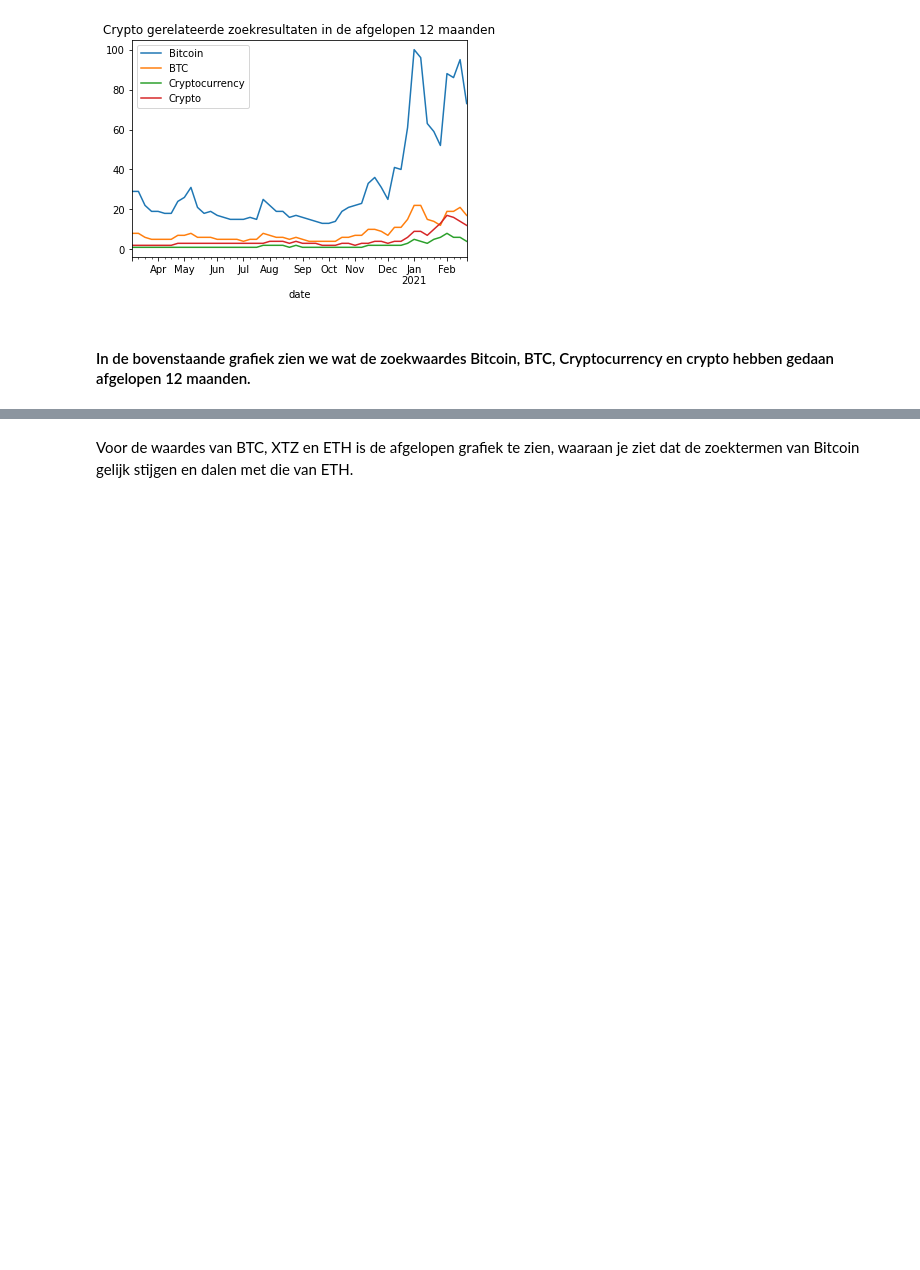
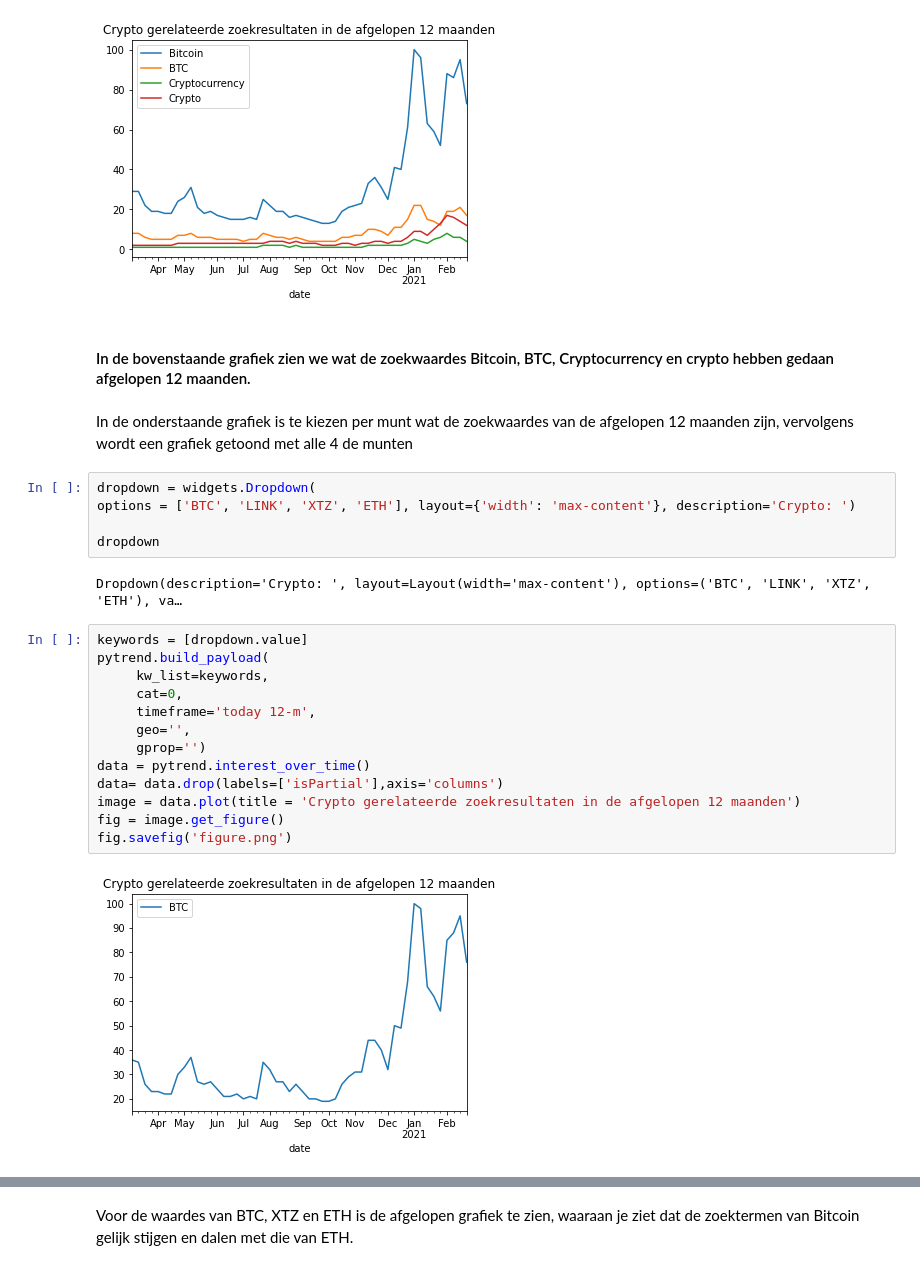
Before and after one commit to LRARIS/nbinteract-tutorial, a Jupyter notebook: tutorial.ipynb, the cells around one changed output, grey strips where cells are left out. Drawn from its saved outputs; the diff is of its cells as text; blank space fills up the shorter version.

```diff
--- a/tutorial.ipynb
+++ b/tutorial.ipynb
@@ -373,4 +374,28 @@ fig.savefig('figure.png')
 [figure]
 # %% [markdown]
 #### In de bovenstaande grafiek zien we wat de zoekwaardes Bitcoin, BTC, Cryptocurrency en crypto hebben gedaan afgelopen 12 maanden.
+# %% [markdown]
+In de onderstaande grafiek is te kiezen per munt wat de zoekwaardes van de afgelopen 12 maanden zijn, vervolgens wordt een grafiek getoond met alle 4 de munten
+# %%
+dropdown = widgets.Dropdown(
+options = ['BTC', 'LINK', 'XTZ', 'ETH'], layout={'width': 'max-content'}, description='Crypto: ')
+
+dropdown
+# %% [output]
+Dropdown(description='Crypto: ', layout=Layout(width='max-content'), options=('BTC', 'LINK', 'XTZ', 'ETH'), va…
+# %%
+keywords = [dropdown.value]
+pytrend.build_payload(
+     kw_list=keywords,
+     cat=0,
+     timeframe='today 12-m',
+     geo='',
+     gprop='')
+data = pytrend.interest_over_time()
+data= data.drop(labels=['isPartial'],axis='columns')
+image = data.plot(title = 'Crypto gerelateerde zoekresultaten in de afgelopen 12 maanden')
+fig = image.get_figure()
+fig.savefig('figure.png')
+# %% [output]
+[figure, added]
 # %%
```
Also changed, not shown: parts of 70 cells of this notebook, 8 other files.
